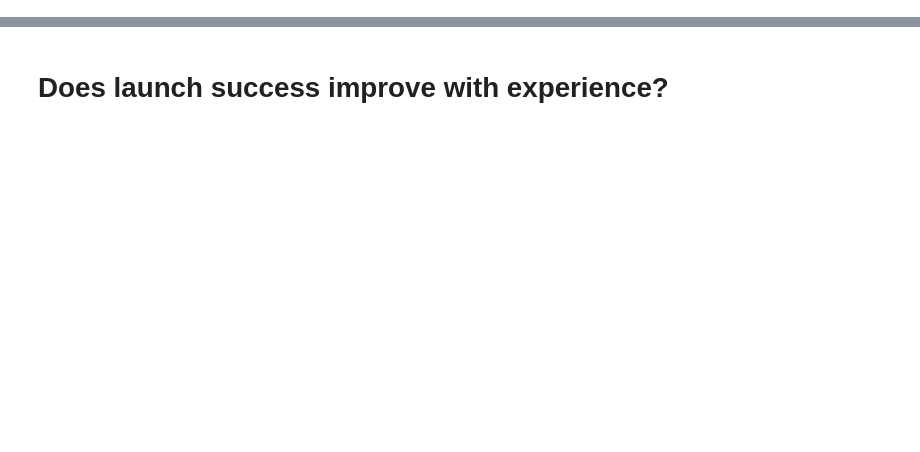
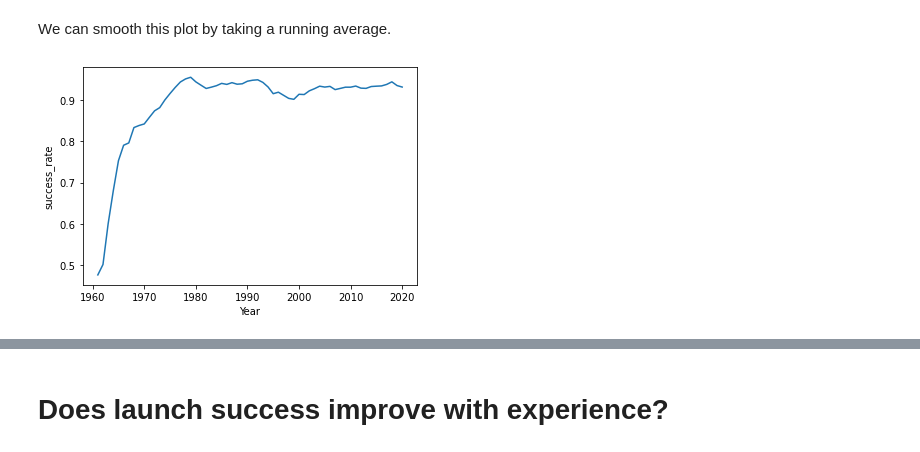
Before and after one commit to rdinman/Udacity_Proj1_SpaceFlight, a Jupyter notebook: Project1 SpaceFlights.ipynb, the cells around one changed output, grey strips where cells are left out. Saved outputs shown, nothing was run; the diff lists cells and outputs as text; code cells hidden in the pictures; blank space fills up the shorter version.

```diff
--- a/Project1 SpaceFlights.ipynb
+++ b/Project1 SpaceFlights.ipynb
@@ -287,0 +126,13 @@ R2 test score is super low. We will need additional stats to determine if week o
+# %% [markdown]
+We can smooth this plot by taking a running average.
+# %%
+# Smooth data with 5 year running average
+YEAR_df['success_mv_ave'] = YEAR_df.sort_values(by=['YEAR']).success_rate.rolling(window=5).mean()
+
+# Plot smoothed sucess by year
+YEAR_df.sort_values(by=['YEAR']).success_mv_ave.plot(kind="line", use_index=True)
+plt.xlabel('Year')
+plt.ylabel('success_rate')
+plt.show()
+# %% [output]
+[figure, added]
```
Also changed, not shown: parts of 68 cells of this notebook, 10 other files.
